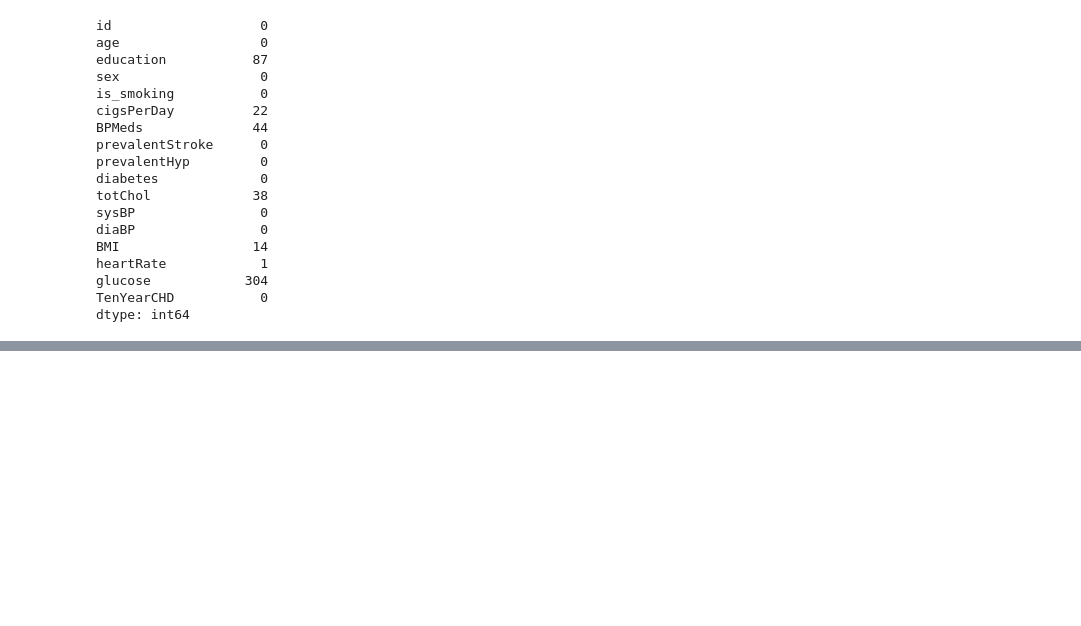
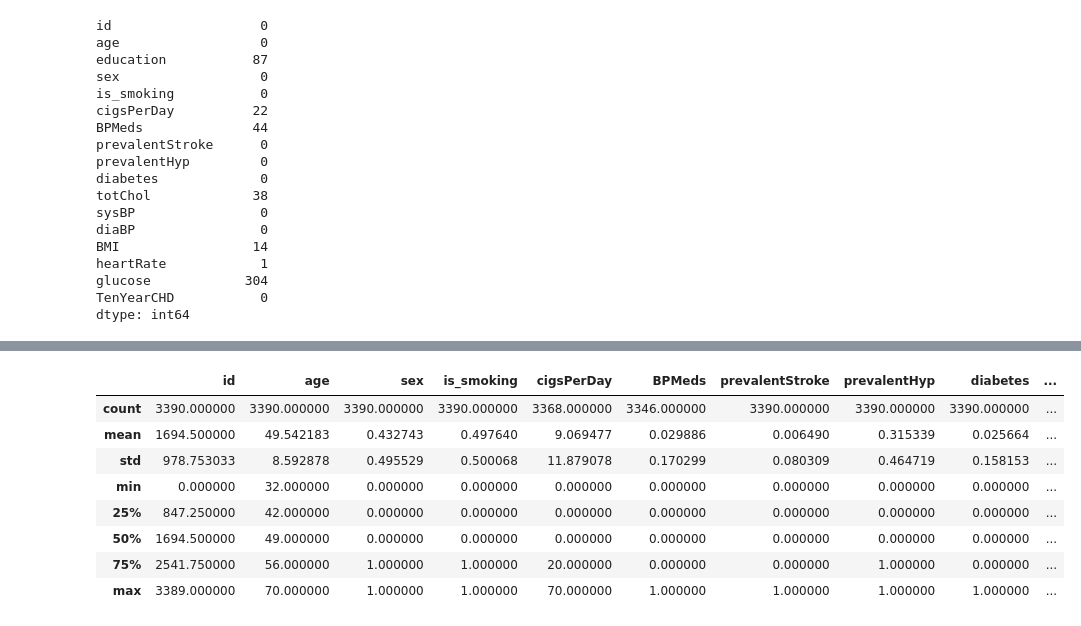
Before and after one commit to Souvik0651/Cardiovascular-Risk-Prediction--classification-, a Jupyter notebook: Cardiovascular_Risk_Prediction.ipynb, the cells around one changed output, grey strips where cells are left out. Cells and saved outputs as stored; diff of their text form; code cells hidden in the pictures; blank space fills up the shorter version.

```diff
--- a/Cardiovascular_Risk_Prediction.ipynb
+++ b/Cardiovascular_Risk_Prediction.ipynb
@@ -86,0 +99,6 @@ dtype: int64
+# %%
+lb_encod = LabelEncoder()
+# %%
+df.sex=lb_encod.fit_transform(df.sex)
+# %%
+df.is_smoking=lb_encod.fit_transform(df.is_smoking)
@@ -86,0 +147,12 @@ dtype: int64
+# %%
+df.describe()
+# %% [output]
+|  | id | age | sex | is_smoking | cigsPerDay | BPMeds | prevalentStroke | prevalentHyp | diabetes | ... |
+| count | 3390.000000 | 3390.000000 | 3390.000000 | 3390.000000 | 3368.000000 | 3346.000000 | 3390.000000 | 3390.000000 | 3390.000000 | ... |
+| mean | 1694.500000 | 49.542183 | 0.432743 | 0.497640 | 9.069477 | 0.029886 | 0.006490 | 0.315339 | 0.025664 | ... |
+| std | 978.753033 | 8.592878 | 0.495529 | 0.500068 | 11.879078 | 0.170299 | 0.080309 | 0.464719 | 0.158153 | ... |
+| min | 0.000000 | 32.000000 | 0.000000 | 0.000000 | 0.000000 | 0.000000 | 0.000000 | 0.000000 | 0.000000 | ... |
+| 25% | 847.250000 | 42.000000 | 0.000000 | 0.000000 | 0.000000 | 0.000000 | 0.000000 | 0.000000 | 0.000000 | ... |
+| 50% | 1694.500000 | 49.000000 | 0.000000 | 0.000000 | 0.000000 | 0.000000 | 0.000000 | 0.000000 | 0.000000 | ... |
+| 75% | 2541.750000 | 56.000000 | 1.000000 | 1.000000 | 20.000000 | 0.000000 | 0.000000 | 1.000000 | 0.000000 | ... |
+| max | 3389.000000 | 70.000000 | 1.000000 | 1.000000 | 70.000000 | 1.000000 | 1.000000 | 1.000000 | 1.000000 | ... |
```
Also changed, not shown: parts of 24 cells of this notebook.
